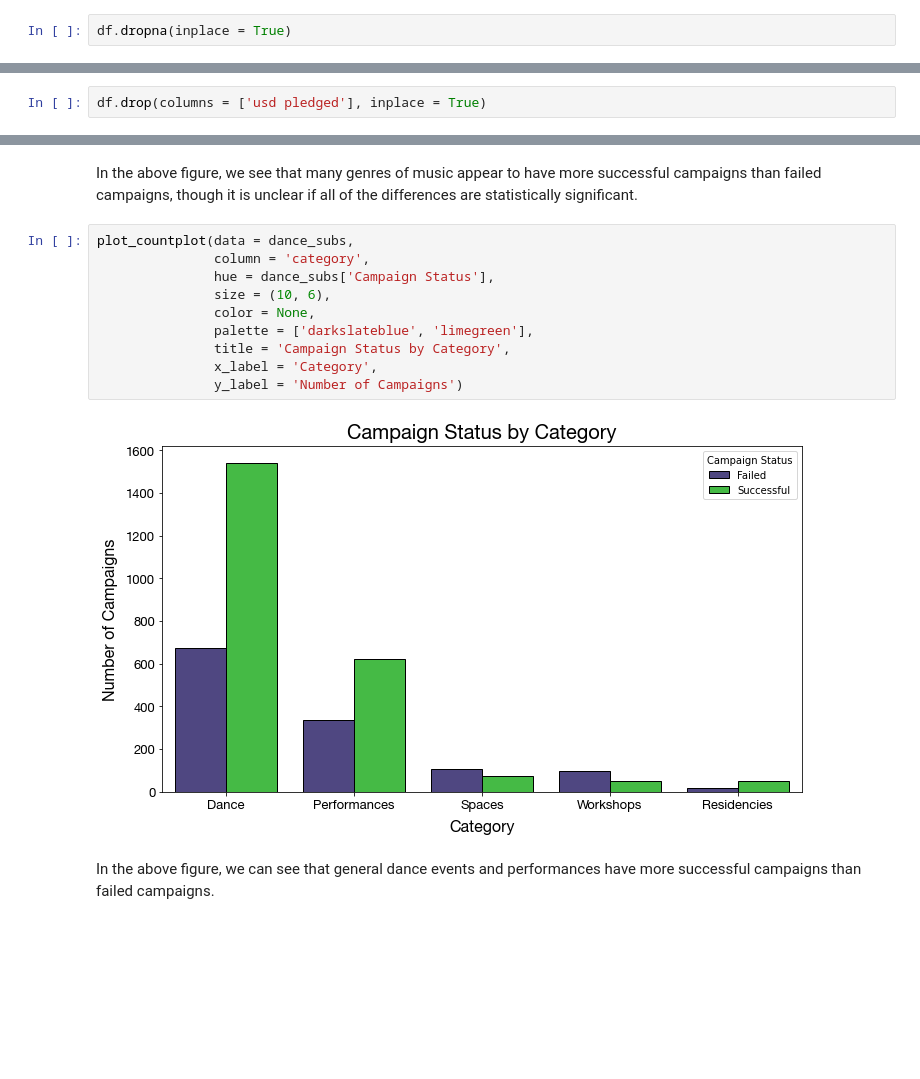
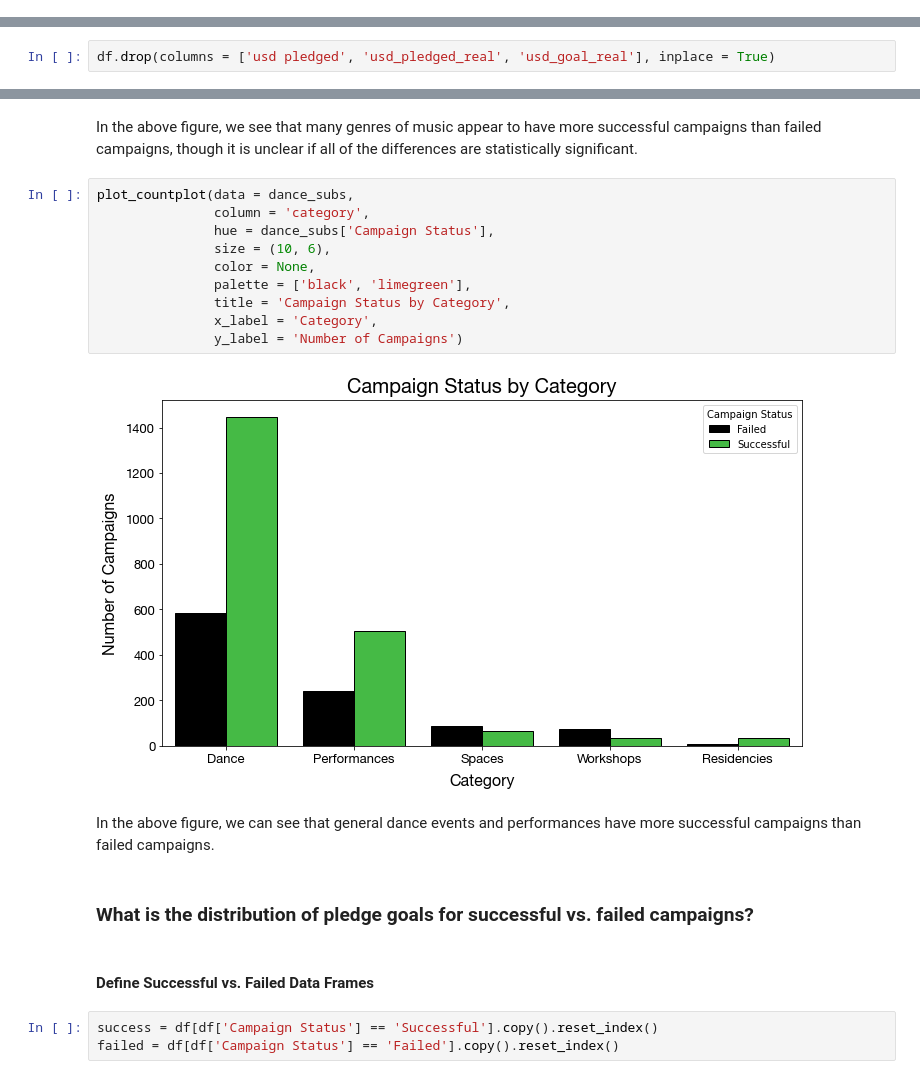
Before and after one commit to jlu90/Success_On_Kickstarter, a Jupyter notebook: code/Kickstarter_Project.ipynb, the cells around one changed output, grey strips where cells are left out. Drawn from its saved outputs; the diff is of its cells as text; blank space fills up the shorter version.

```diff
--- a/code/Kickstarter_Project.ipynb
+++ b/code/Kickstarter_Project.ipynb
@@ -60,2 +61,0 @@ dtype: int64
-# %%
-df.dropna(inplace = True)
@@ -97,5 +105,5 @@ df['launched'] = pd.to_datetime(df['launched'])
 # %%
-df.drop(columns = ['usd pledged'], inplace = True)
+df.drop(columns = ['usd pledged', 'usd_pledged_real', 'usd_goal_real'], inplace = True)
 # %% [markdown]
 ### Title Case Outcomes in `state`
 # %%
@@ -182,14 +199,21 @@ In the above figure, we see that many genres of music appear to have more succes
 # %%
 plot_countplot(data = dance_subs,
                column = 'category',
                hue = dance_subs['Campaign Status'],
                size = (10, 6),
                color = None,
-               palette = ['darkslateblue', 'limegreen'],
+               palette = ['black', 'limegreen'],
                title = 'Campaign Status by Category',
                x_label = 'Category',
                y_label = 'Number of Campaigns')
 # %% [output]
-[figure, old version]
+[figure, new version]
 # %% [markdown]
 In the above figure, we can see that general dance events and performances have more successful campaigns than failed campaigns.
+# %% [markdown]
+### What is the distribution of pledge goals for successful vs. failed campaigns?
+# %% [markdown]
+#### Define Successful vs. Failed Data Frames
+# %%
+success = df[df['Campaign Status'] == 'Successful'].copy().reset_index()
+failed = df[df['Campaign Status'] == 'Failed'].copy().reset_index()
```
Also changed, not shown: parts of 22 cells of this notebook.
